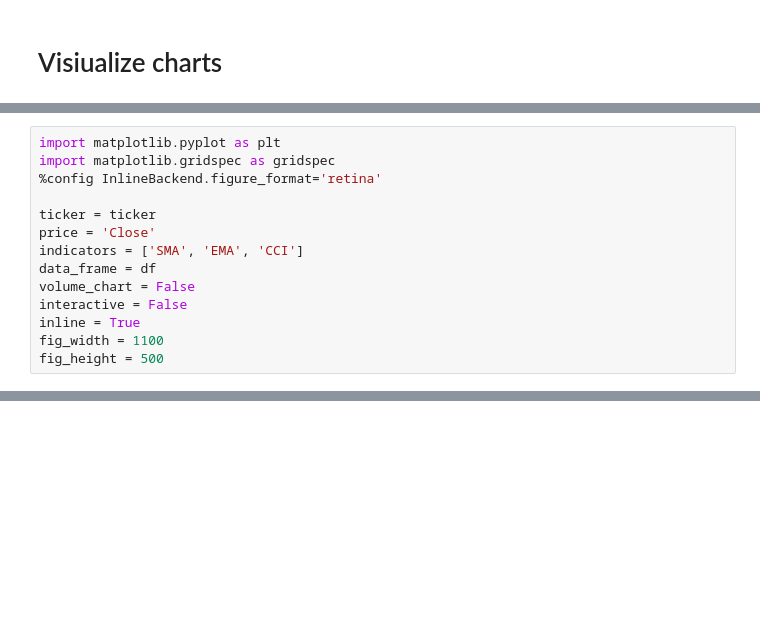
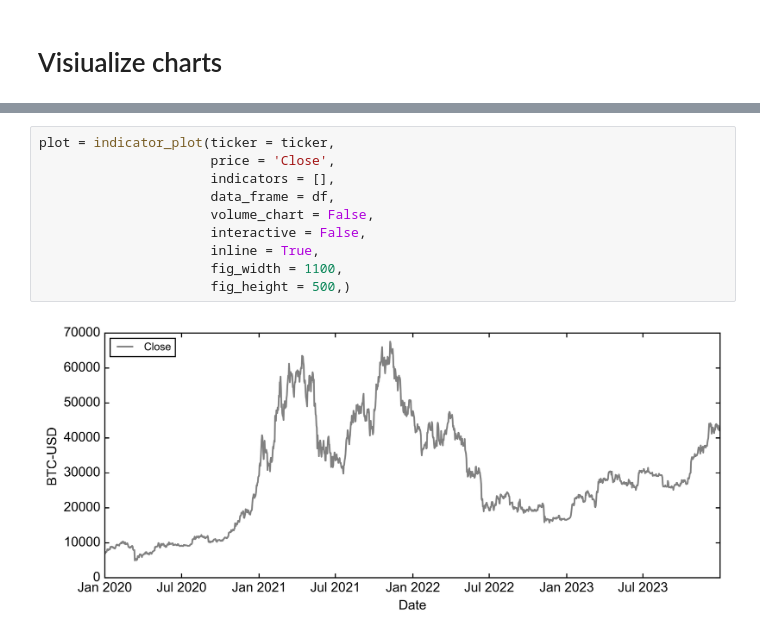
Before and after one commit to erbilcanartun/advanced-technical-analysis, a Jupyter notebook: conventional_indicators.ipynb, the cells around one changed output, grey strips where cells are left out. Cells and saved outputs as stored; diff of their text form; blank space fills up the shorter version.

Commit message:
Update static_plot method and fix some bugs

```diff
--- a/conventional_indicators.ipynb
+++ b/conventional_indicators.ipynb
@@ -130,14 +119,0 @@ plot = indicator_plot(ticker = ticker,
-# %%
-import matplotlib.pyplot as plt
-import matplotlib.gridspec as gridspec
-%config InlineBackend.figure_format='retina'
-
-ticker = ticker
-price = 'Close'
-indicators = ['SMA', 'EMA', 'CCI']
-data_frame = df
-volume_chart = False
-interactive = False
-inline = True
-fig_width = 1100
-fig_height = 500
@@ -145,0 +120,12 @@ fig_height = 500
+# %%
+plot = indicator_plot(ticker = ticker,
+                      price = 'Close',
+                      indicators = [],
+                      data_frame = df,
+                      volume_chart = False,
+                      interactive = False,
+                      inline = True,
+                      fig_width = 1100,
+                      fig_height = 500,)
+# %% [output]
+[figure, added]
```
Also changed, not shown: parts of 4 cells of this notebook, 1 other file.
